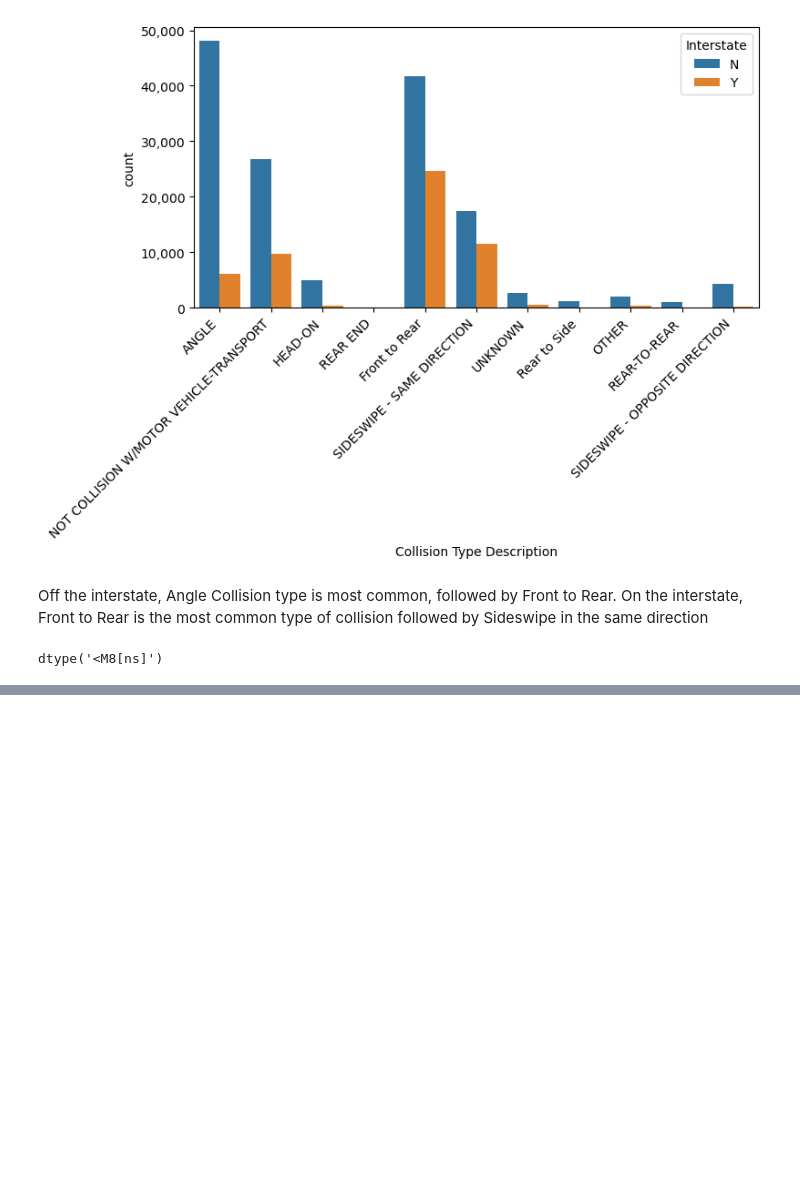
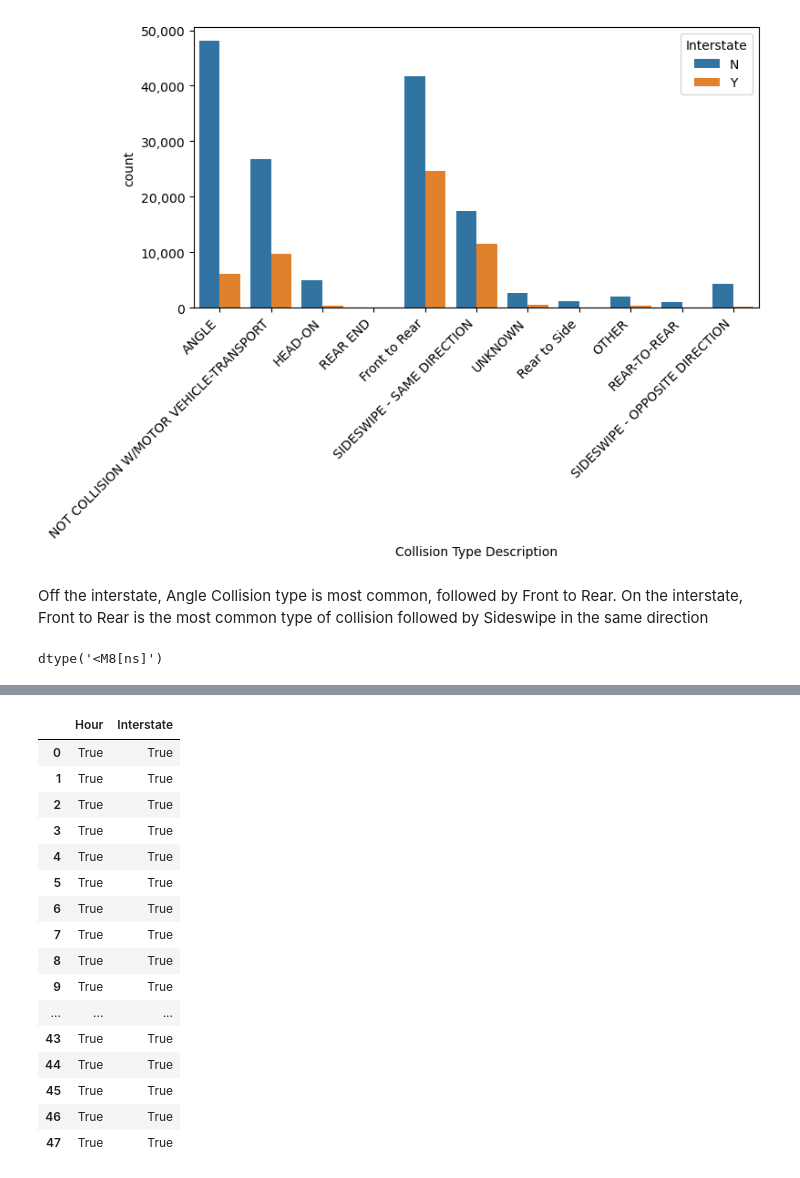
Before and after one commit to essetetsahai/nashville_traffic, a Jupyter notebook: notebooks/traffic_notebook.ipynb, the cells around one changed output, grey strips where cells are left out. Saved outputs shown, nothing was run; the diff lists cells and outputs as text; code cells hidden in the pictures; blank space fills up the shorter version.

```diff
--- a/notebooks/traffic_notebook.ipynb
+++ b/notebooks/traffic_notebook.ipynb
@@ -1284,0 +1182,20 @@ plt.show()
+# %%
+hr_it[['Hour', 'Interstate']] == hr_itp[['Hour', 'Interstate']]
+# %% [output]
+|  | Hour | Interstate |
+| 0 | True | True |
+| 1 | True | True |
+| 2 | True | True |
+| 3 | True | True |
+| 4 | True | True |
+| 5 | True | True |
+| 6 | True | True |
+| 7 | True | True |
+| 8 | True | True |
+| 9 | True | True |
+| ... | ... | ... |
+| 43 | True | True |
+| 44 | True | True |
+| 45 | True | True |
+| 46 | True | True |
+| 47 | True | True |
```
Also changed, not shown: parts of 19 cells of this notebook.
